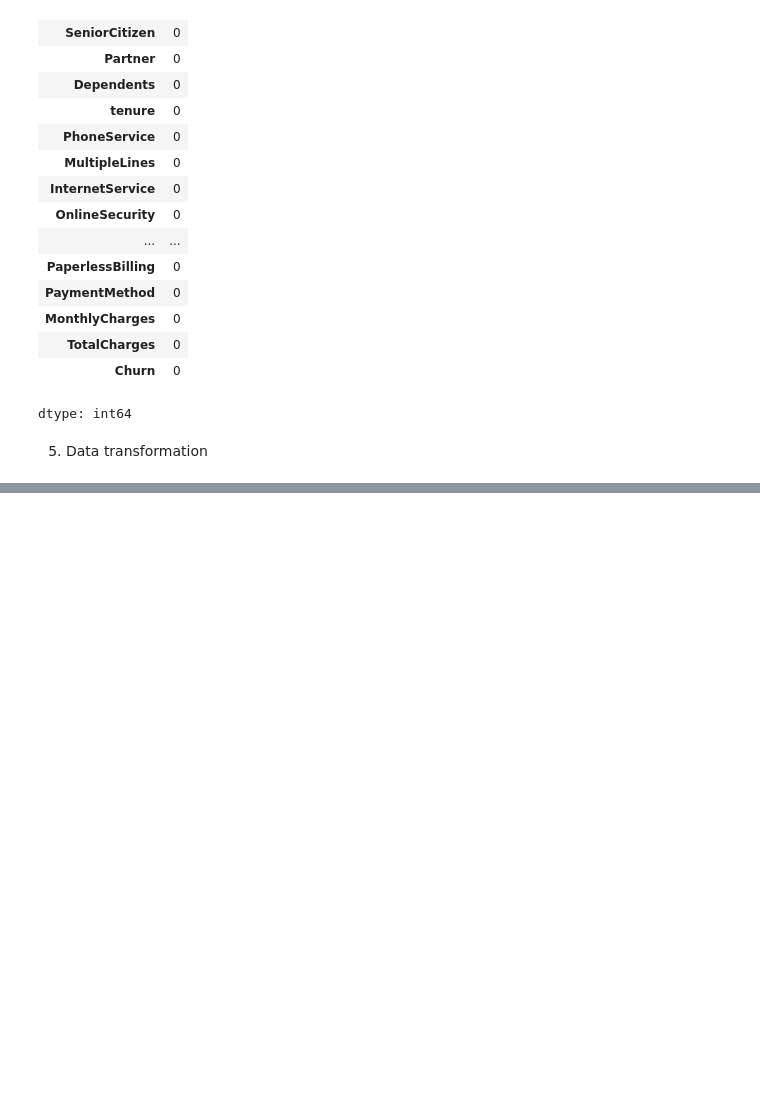
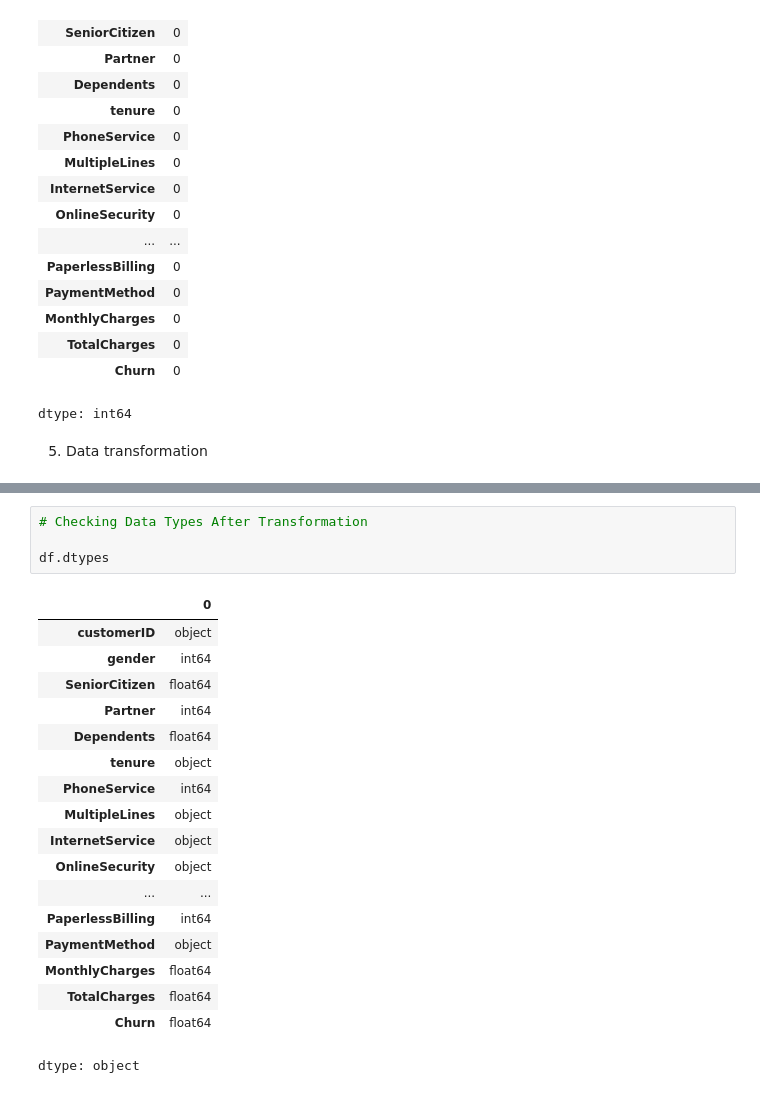
Before and after one commit to anujsh2004/Anuj-Sharma, a Jupyter notebook: EDA_23BDS0164.ipynb, the cells around one changed output, grey strips where cells are left out. Drawn from its saved outputs; the diff is of its cells as text; blank space fills up the shorter version.

Commit message:
5. Data transformation

```diff
--- a/EDA_23BDS0164.ipynb
+++ b/EDA_23BDS0164.ipynb
@@ -424,0 +476,23 @@ dtype: int64
+# %%
+# Checking Data Types After Transformation
+
+df.dtypes
+# %% [output]
+|  | 0 |
+| customerID | object |
+| gender | int64 |
+| SeniorCitizen | float64 |
+| Partner | int64 |
+| Dependents | float64 |
+| tenure | object |
+| PhoneService | int64 |
+| MultipleLines | object |
+| InternetService | object |
+| OnlineSecurity | object |
+| ... | ... |
+| PaperlessBilling | int64 |
+| PaymentMethod | object |
+| MonthlyCharges | float64 |
+| TotalCharges | float64 |
+| Churn | float64 |
+dtype: object
```
Also changed, not shown: parts of 5 cells of this notebook.
